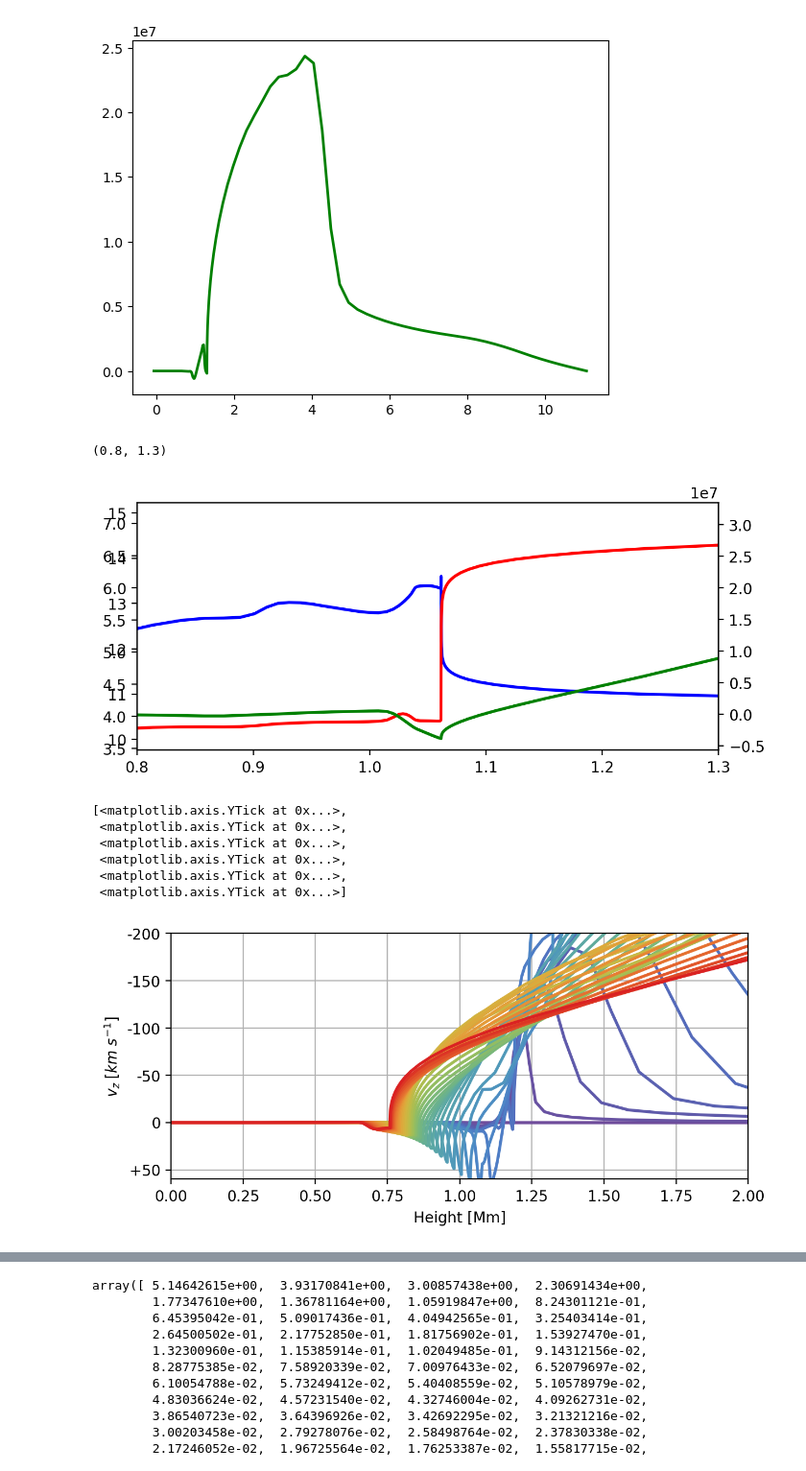
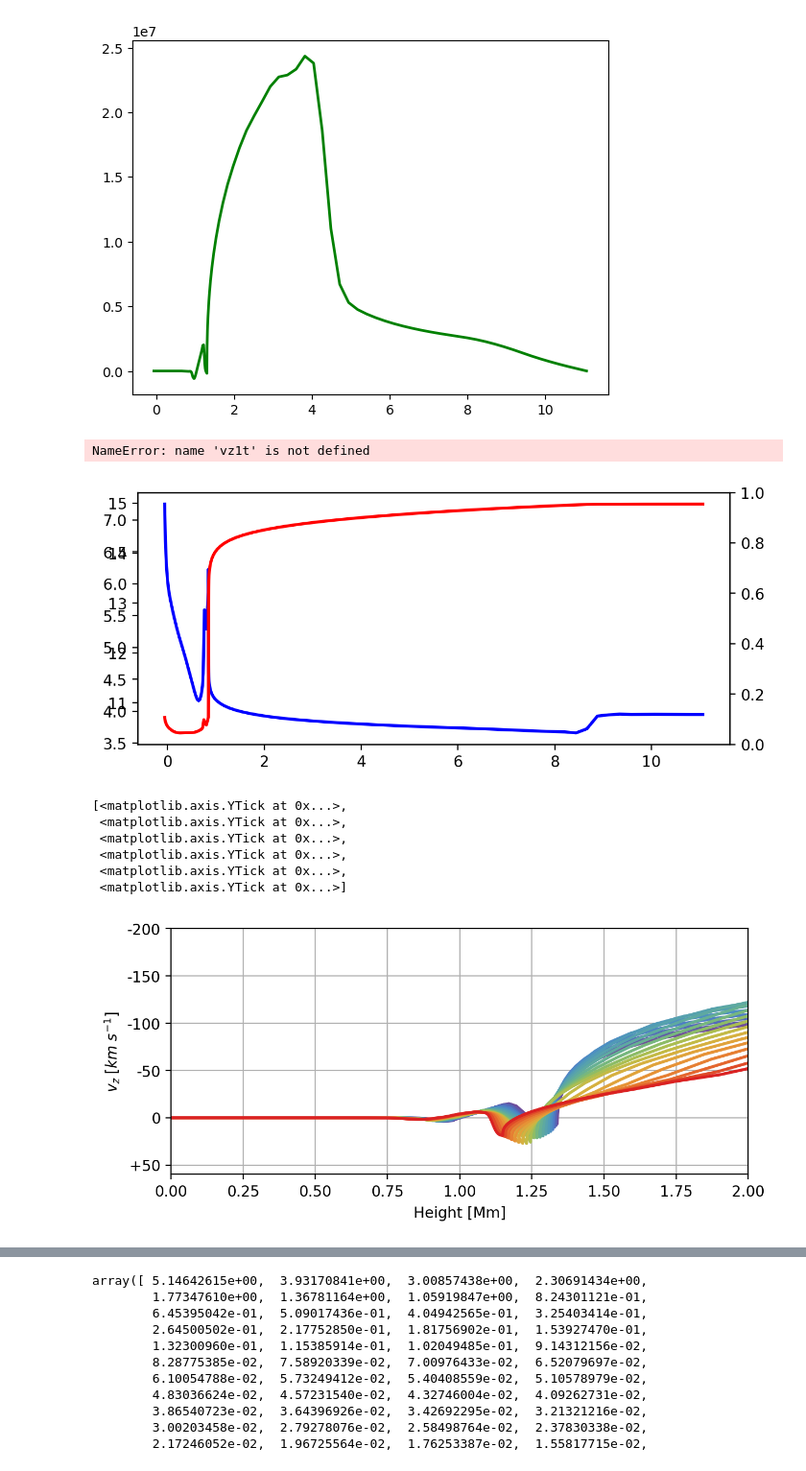
Before and after one commit to coletamburri2112/Flare_Patrol_Analysis, a Jupyter notebook: NOTEBOOKS/RADYN_evolve_testing.ipynb, the cells around one changed output, grey strips where cells are left out. Shown at 96% size. Cells and saved outputs as stored; diff of their text form; code cells hidden in the pictures.

```diff
--- a/NOTEBOOKS/RADYN_evolve_testing.ipynb
+++ b/NOTEBOOKS/RADYN_evolve_testing.ipynb
@@ -121,8 +121,9 @@ ntw=45 # DKIST NTW
 #filename_updatedradyn = '/Users/coletamburri/Desktop/RADYN_Runs_SCPed/TC_model.sav'
 #filename_updatedradyn = '/Users/coletamburri/Desktop/11Aug_Cclass_d.sav'
 #filename_updatedradyn = '/Users/coletamburri/Desktop/11Aug2024_Cclass_d_proton.sav'
-filename_updatedradyn = '/Users/coletamburri/Desktop/run_11Aug2024_Cclass_a_bigA.sav'
-
+#filename_updatedradyn = '/Users/coletamburri/Desktop/run_11Aug2024_Cclass_a_bigA.sav'
+#filename_updatedradyn = '/Users/coletamburri/Desktop/11Aug2024_final_ab_wRC.sav'
+filename_updatedradyn = '/Users/coletamburri/Desktop/11Aug2024_regiond_final.sav'
 readradyn = readsav(filename_updatedradyn)
 
 
@@ -140,4 +141,4 @@ iel=readradyn['ielrad']
 jr=readradyn['jrad']
 ir=readradyn['irad']
 #rji=readradyn['rji']
-vz1t = readradyn['vz1t']
+#vz1t = readradyn['vz1t']
@@ -308,7 +328,7 @@ Text(0.5, 0, 'wavelength [nm]')
 # %%
 #timesinit=[0,5,10,15,20,50,100,300,500]
 #timesinit = [0,2,4,6,8,10,12,14,16,18,20]
-samples = np.arange(0,40,1)
+samples = np.arange(30,50,1)
 timesinit = samples
 
 
@@ -383,44 +403,44 @@ ax3.plot(z1t[int(i),:]/1e8,vz1t[i,:],linewidth=2,c='green',label='v_z')
 ax.set_xlim([0.8,1.3])
 ax.set_xlim([0.8,1.3])
 # %% [output]
-(0.8, 1.3)
+NameError: name 'vz1t' is not defined
-[figure, old version]
+[figure, new version]
 # %%
-samples = np.arange(0,40,1)
+samples = np.arange(30,50,1)
 timesinit = samples
 
 #timesinit = [0,10,20,30,40,50,70,90]
 # ncol2 = len(timesinit)#+len(times2)
 # map = tol_colors.tol_cmap(colormap='rainbow_discrete',lut=ncol2)
 # cmap_choice2 = map(np.linspace(0,1,ncol2))
 
 # cmap_choice2 = ['#CC6677', '#332288', '#DDCC77', '#117733', '#88CCEE',
 #                     '#882255', '#44AA99', '#999933', '#AA4499', '#DDDDDD',
 #                     '#000000']
 
 fig,ax=plt.subplots(dpi=200,figsize=(7,3))
 for i in range(len(timesinit)):
     ax.plot(z1t[int(timesinit[i]),:]/1e8,(vz1t[int(timesinit[i]),:])/1e5,color=cmap_choice2[i],label='t = '+str(round(timesinit[i]/10,2))+'s',linewidth=2)
 
 #for i in range(len(times2)):
 #    ax.plot(read['z1t'][int(times2[i]),:]/1e8,(read['ne1t'][int(times2[i]),:]),color=cmap_choice2[len(timesinit)+i],label='t = '+str(round(times2[i]/10,2))+'s',linewidth=2)
 
 ax.grid()
 #ax.legend(fontsize=8,loc='lower left')
 ax.set_ylabel(r'$v_z\; [km\;s^{-1}]$')
 ax.set_xlabel('Height [Mm]')
 ax.set_xlim([0,2])
 ax.set_ylim([-60,200])
 ax.set_yticks([-50,0,50,100,150,200],labels=['+50','0','-50','-100','-150','-200'])
 #plt.yscale('log')
 # %% [output]
 [<matplotlib.axis.YTick at 0x...>,
  <matplotlib.axis.YTick at 0x...>,
  <matplotlib.axis.YTick at 0x...>,
  <matplotlib.axis.YTick at 0x...>,
  <matplotlib.axis.YTick at 0x...>,
  <matplotlib.axis.YTick at 0x...>]
-[figure, old version]
+[figure, new version]
 # %%
 # rh loading, for wls
 base = '/Users/coletamburri/Desktop/RH_Versions_and_Tools/RH_output_files_npz/'
```
Also changed, not shown: parts of 16 cells of this notebook, 5 other files.
